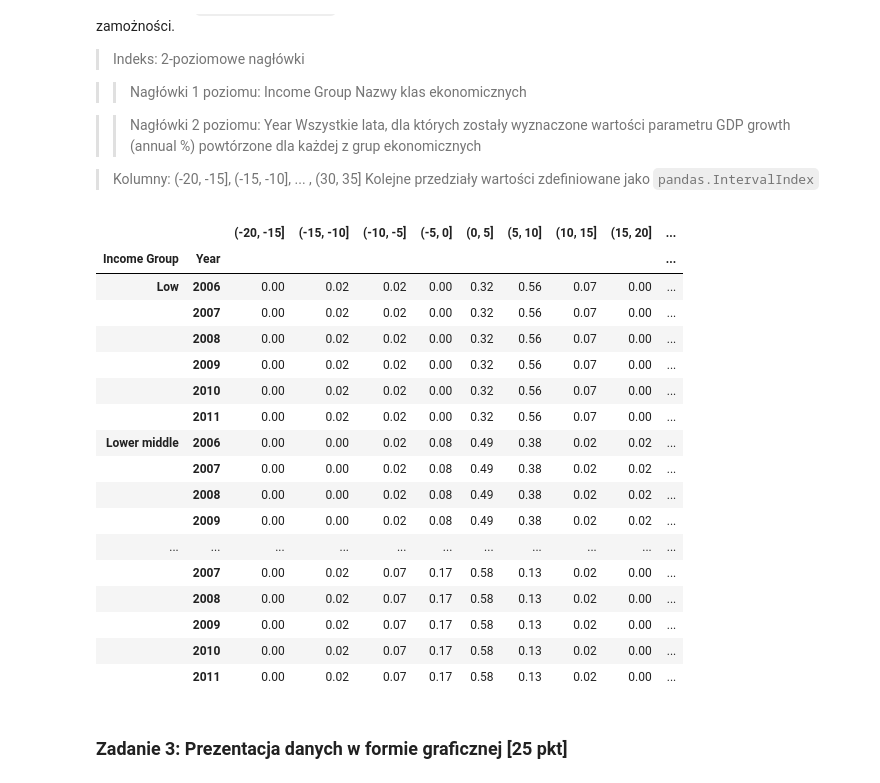
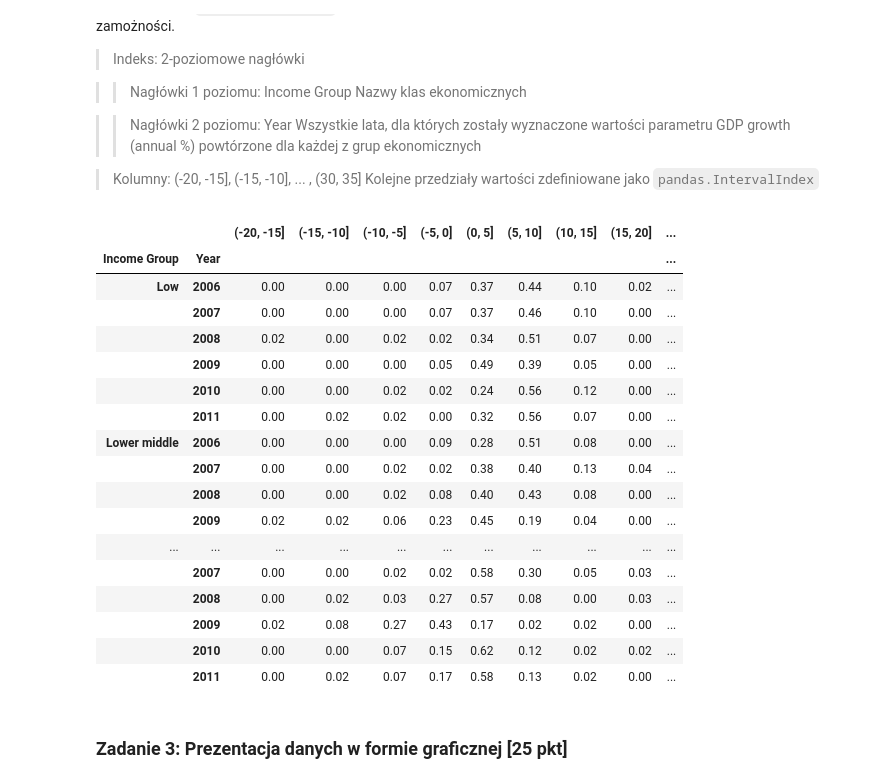
Before and after one commit to zuzannabrauer/dataAnalysisPython, a Jupyter notebook: ZZ02_CZ02.ipynb, the cells around one changed output. Drawn from its saved outputs; the diff is of its cells as text; code cells hidden in the pictures.

```diff
--- a/ZZ02_CZ02.ipynb
+++ b/ZZ02_CZ02.ipynb
@@ -136,7 +136,7 @@ for region_name in regions:
     region_data = recession_data_1[recession_data_1['Region Name'] == region_name]
     for year in years:
         gdp_freqency = region_data[year].groupby(pd.cut(region_data[year], columns)).count()/region_data[year].groupby(pd.cut(region_data[year], columns)).count().sum()
-        recession_table_2.loc[(region_name, years), :] = gdp_freqency.values
+        recession_table_2.loc[(region_name, year), :] = gdp_freqency.values
 
 recession_table_2.style.format(precision = 2)
 # %% [output]
@@ -192,37 +192,37 @@ Trzecia tablica (`recession_table_3`) powinna zawierać szeregi skonstruowane in
 # %%
 # YOUR CODE HERE
 columns = pd.interval_range(start = -20, end = 35, periods = 11)
 years = ['2006', '2007', '2008', '2009', '2010', '2011']
 income_groups = recession_data_1['Income Group'].unique()
 index = pd.MultiIndex.from_product([income_groups, years], names = ['Income Group', 'Year'])
 
 recession_table_3 = pd.DataFrame(index = index, columns = columns)
 
 for income_group in income_groups:
     income_data = recession_data_1[recession_data_1['Income Group'] == income_group]
     for year in years:
         gdp_freqency = income_data[year].groupby(pd.cut(income_data[year], columns)).count()/income_data[year].groupby(pd.cut(income_data[year], columns)).count().sum()
-        recession_table_3.loc[(income_group, years), :] = gdp_freqency.values
+        recession_table_3.loc[(income_group, year), :] = gdp_freqency.values
 
 recession_table_3.style.format(precision = 2)
 # %% [output]
 |  |  | (-20, -15] | (-15, -10] | (-10, -5] | (-5, 0] | (0, 5] | (5, 10] | (10, 15] | (15, 20] | ... |
 | Income Group | Year |  |  |  |  |  |  |  |  | ... |
-| Low | 2006 | 0.00 | 0.02 | 0.02 | 0.00 | 0.32 | 0.56 | 0.07 | 0.00 | ... |
-|  | 2007 | 0.00 | 0.02 | 0.02 | 0.00 | 0.32 | 0.56 | 0.07 | 0.00 | ... |
-|  | 2008 | 0.00 | 0.02 | 0.02 | 0.00 | 0.32 | 0.56 | 0.07 | 0.00 | ... |
-|  | 2009 | 0.00 | 0.02 | 0.02 | 0.00 | 0.32 | 0.56 | 0.07 | 0.00 | ... |
-|  | 2010 | 0.00 | 0.02 | 0.02 | 0.00 | 0.32 | 0.56 | 0.07 | 0.00 | ... |
+| Low | 2006 | 0.00 | 0.00 | 0.00 | 0.07 | 0.37 | 0.44 | 0.10 | 0.02 | ... |
+|  | 2007 | 0.00 | 0.00 | 0.00 | 0.07 | 0.37 | 0.46 | 0.10 | 0.00 | ... |
+|  | 2008 | 0.02 | 0.00 | 0.02 | 0.02 | 0.34 | 0.51 | 0.07 | 0.00 | ... |
+|  | 2009 | 0.00 | 0.00 | 0.00 | 0.05 | 0.49 | 0.39 | 0.05 | 0.00 | ... |
+|  | 2010 | 0.00 | 0.00 | 0.02 | 0.02 | 0.24 | 0.56 | 0.12 | 0.00 | ... |
 |  | 2011 | 0.00 | 0.02 | 0.02 | 0.00 | 0.32 | 0.56 | 0.07 | 0.00 | ... |
-| Lower middle | 2006 | 0.00 | 0.00 | 0.02 | 0.08 | 0.49 | 0.38 | 0.02 | 0.02 | ... |
-|  | 2007 | 0.00 | 0.00 | 0.02 | 0.08 | 0.49 | 0.38 | 0.02 | 0.02 | ... |
-|  | 2008 | 0.00 | 0.00 | 0.02 | 0.08 | 0.49 | 0.38 | 0.02 | 0.02 | ... |
-|  | 2009 | 0.00 | 0.00 | 0.02 | 0.08 | 0.49 | 0.38 | 0.02 | 0.02 | ... |
+| Lower middle | 2006 | 0.00 | 0.00 | 0.00 | 0.09 | 0.28 | 0.51 | 0.08 | 0.00 | ... |
+|  | 2007 | 0.00 | 0.00 | 0.02 | 0.02 | 0.38 | 0.40 | 0.13 | 0.04 | ... |
+|  | 2008 | 0.00 | 0.00 | 0.02 | 0.08 | 0.40 | 0.43 | 0.08 | 0.00 | ... |
+|  | 2009 | 0.02 | 0.02 | 0.06 | 0.23 | 0.45 | 0.19 | 0.04 | 0.00 | ... |
 | ... | ... | ... | ... | ... | ... | ... | ... | ... | ... | ... |
-|  | 2007 | 0.00 | 0.02 | 0.07 | 0.17 | 0.58 | 0.13 | 0.02 | 0.00 | ... |
-|  | 2008 | 0.00 | 0.02 | 0.07 | 0.17 | 0.58 | 0.13 | 0.02 | 0.00 | ... |
-|  | 2009 | 0.00 | 0.02 | 0.07 | 0.17 | 0.58 | 0.13 | 0.02 | 0.00 | ... |
-|  | 2010 | 0.00 | 0.02 | 0.07 | 0.17 | 0.58 | 0.13 | 0.02 | 0.00 | ... |
+|  | 2007 | 0.00 | 0.00 | 0.02 | 0.02 | 0.58 | 0.30 | 0.05 | 0.03 | ... |
+|  | 2008 | 0.00 | 0.02 | 0.03 | 0.27 | 0.57 | 0.08 | 0.00 | 0.03 | ... |
+|  | 2009 | 0.02 | 0.08 | 0.27 | 0.43 | 0.17 | 0.02 | 0.02 | 0.00 | ... |
+|  | 2010 | 0.00 | 0.00 | 0.07 | 0.15 | 0.62 | 0.12 | 0.02 | 0.02 | ... |
 |  | 2011 | 0.00 | 0.02 | 0.07 | 0.17 | 0.58 | 0.13 | 0.02 | 0.00 | ... |
 # %%
 # Komórka testowa
```
Also changed, not shown: parts of 2 cells of this notebook.
